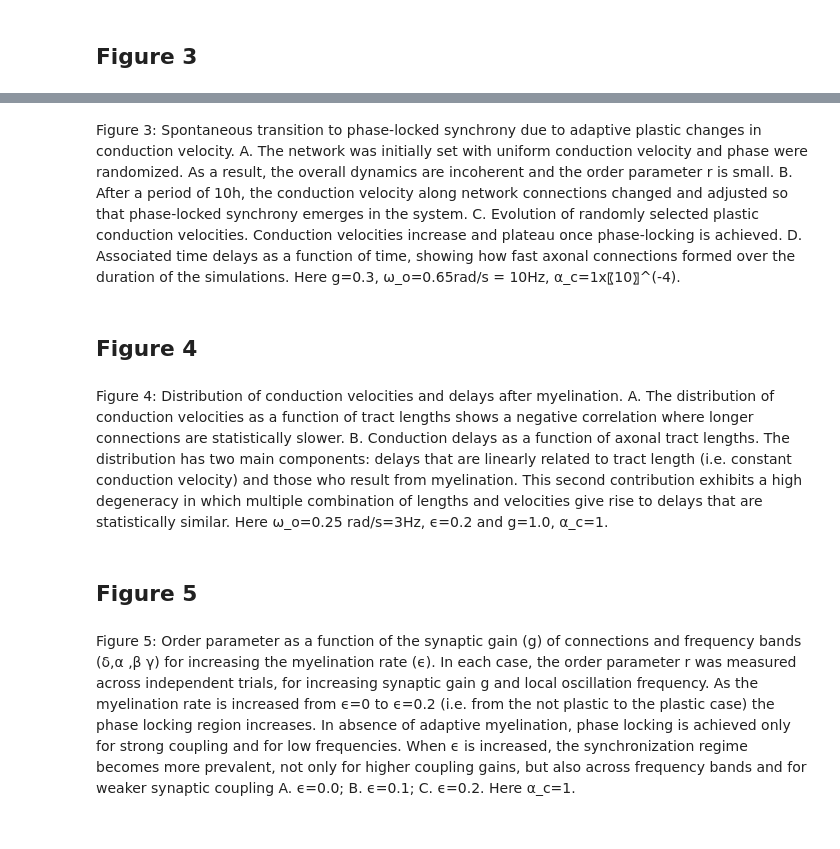
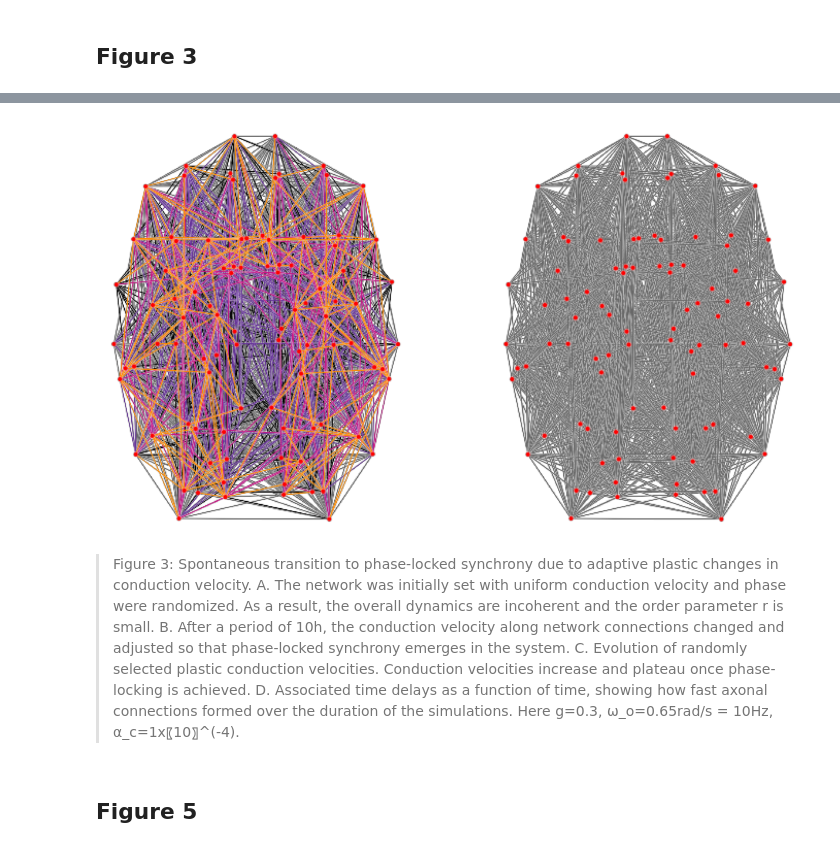
Before and after one commit to Lefebvrelab/ActivityDependentMyelinationModel, a Jupyter notebook: code/figures.ipynb, the cells around one changed output, grey strips where cells are left out. Cells and saved outputs as stored; diff of their text form; code cells hidden in the pictures.

```diff
--- a/code/figures.ipynb
+++ b/code/figures.ipynb
@@ -31,0 +73,19 @@ Figure 1: Whole-brain anatomical connectivity used in the model. The network is
+# %%
+# Input data to create coords file
+centres_file = connectivity_data_dir + '/Centres96.txt'
+
+# Create this coords file for plotting
+node_coords_file = connectivity_data_dir + '/node_coords.npy'
+
+# Edges mask file for plotting
+mask_file = connectivity_data_dir + '/mask1.npy'
+
+# Post-plasticity data to plot
+kcsma_file = sim_res_dir + '/Fig3_Kuramoto_Conduction_speed_matrix_after.txt'
+
+# Create this file with post-plasticity data for plotting
+edges_cv_a_file = sim_res_dir + '/cv_after.npy'
+
+# Final post-plasticity network figure
+network_cv_b_file = 'Fig3_network_cv_before.png'
+network_cv_a_file = 'Fig3_network_cv_after.png'
@@ -32,10 +297,15 @@ Figure 1: Whole-brain anatomical connectivity used in the model. The network is
+# %%
+fig, ax = plt.subplots(figsize=(20,10),ncols=2)
+ax[0].imshow(plt.imread(network_cv_a_file))
+ax[1].imshow(plt.imread(network_cv_b_file))
+
+ax[0].axis('off')
+ax[1].axis('off')
+
+plt.tight_layout()
+# %% [output]
+[figure, added]
 # %% [markdown]
-Figure 3: Spontaneous transition to phase-locked synchrony due to adaptive plastic changes in conduction velocity. A. The network was initially set with uniform conduction velocity and phase were randomized. As a result, the overall dynamics are incoherent and the order parameter r is small. B. After a period of 10h, the conduction velocity along network connections changed and adjusted so that phase-locked synchrony emerges in the system. C. Evolution of randomly selected plastic conduction velocities. Conduction velocities increase and plateau once phase-locking is achieved.  D. Associated time delays as a function of time, showing how fast axonal connections formed over the duration of the simulations. Here g=0.3, ω_o=0.65rad/s = 10Hz, α_c=1x〖10〗^(-4).
+> Figure 3: Spontaneous transition to phase-locked synchrony due to adaptive plastic changes in conduction velocity. A. The network was initially set with uniform conduction velocity and phase were randomized. As a result, the overall dynamics are incoherent and the order parameter r is small. B. After a period of 10h, the conduction velocity along network connections changed and adjusted so that phase-locked synchrony emerges in the system. C. Evolution of randomly selected plastic conduction velocities. Conduction velocities increase and plateau once phase-locking is achieved.  D. Associated time delays as a function of time, showing how fast axonal connections formed over the duration of the simulations. Here g=0.3, ω_o=0.65rad/s = 10Hz, α_c=1x〖10〗^(-4).
-# %% [markdown]
-## Figure 4
-# %% [markdown]
-Figure 4: Distribution of conduction velocities and delays after myelination. A. The distribution of conduction velocities as a function of tract lengths shows a negative correlation where longer connections are statistically slower. B. Conduction delays as a function of axonal tract lengths. The distribution has two main components: delays that are linearly related to tract length (i.e. constant conduction velocity) and those who result from myelination. This second contribution exhibits a high degeneracy in which multiple combination of lengths and velocities give rise to delays that are statistically similar. Here ω_o=0.25 rad/s=3Hz, ϵ=0.2 and g=1.0,  α_c=1.
 # %% [markdown]
 ## Figure 5
-# %% [markdown]
-Figure 5: Order parameter as a function of the synaptic gain (g) of connections and frequency bands (δ,α ,β γ) for increasing the myelination rate (ϵ). In each case, the order parameter r was measured across independent trials, for increasing synaptic gain g and local oscillation frequency. As the myelination rate is increased from ϵ=0 to ϵ=0.2 (i.e. from the not plastic to the plastic case) the phase locking region increases. In absence of adaptive myelination, phase locking is achieved only for strong coupling and for low frequencies. When ϵ is increased, the synchronization regime becomes more prevalent, not only for higher coupling gains, but also across frequency bands and for weaker synaptic coupling A. ϵ=0.0; B. ϵ=0.1; C. ϵ=0.2. Here α_c=1.
```
Also changed, not shown: parts of 74 cells of this notebook.
